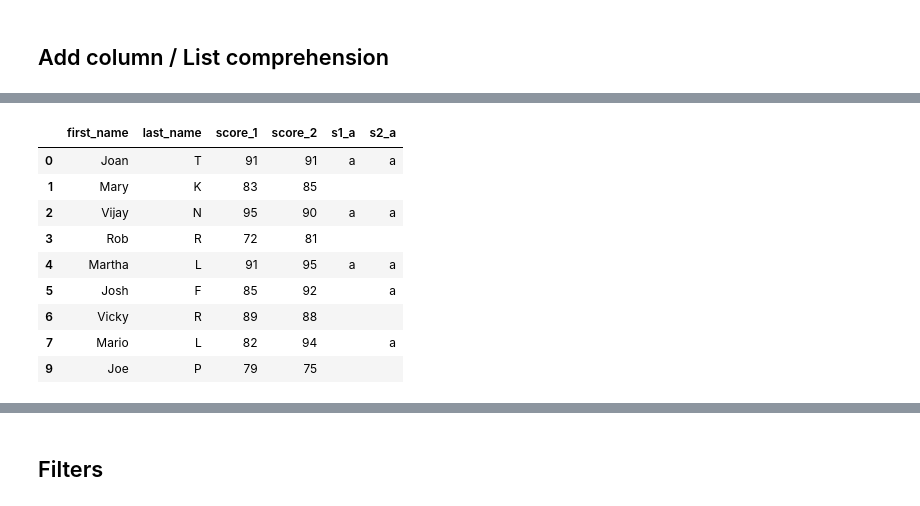
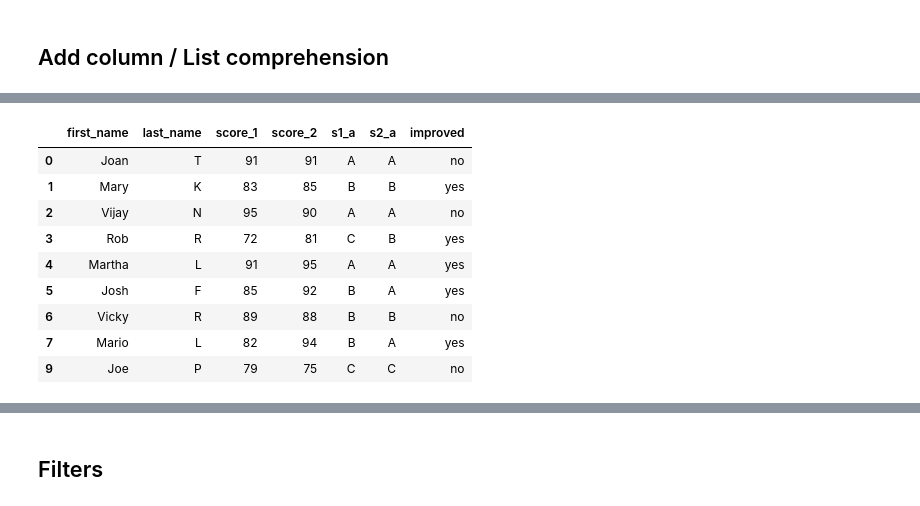
Before and after one commit to otrevizo/Python, a Jupyter notebook: vignettes/pandas_vignette.ipynb, the cells around one changed output, grey strips where cells are left out. Cells and saved outputs as stored; diff of their text form; code cells hidden in the pictures.

```diff
--- a/vignettes/pandas_vignette.ipynb
+++ b/vignettes/pandas_vignette.ipynb
@@ -192,5 +192,3 @@ df.score_1.mean()
 85.22222222222223
 # %% [markdown]
 ## Add column / List comprehension
-# %%
-df['s1_a'] = ['a' if col >= 90 else ' ' for col in df['score_1']]
@@ -209,0 +195,3 @@ df.head(10)
+# %%
+df['s1_a'] = ['A' if col >= 90 else 'B' if col >= 80 else 'C' if col >= 70 else 'D' if col >= 60 else 'F' for col in df['score_1']]
+df
@@ -210,2 +209,3 @@ df.head(10)
 # %%
-df['s2_a'] = ['a' if col >= 90 else ' ' for col in df['score_2']]
+df['s2_a'] = ['A' if col >= 90 else 'B' if col >= 80 else 'C' if col >= 70 else 'D' if col >= 60 else 'F' for col in df['score_2']]
+df
@@ -212,15 +223,14 @@ df['s2_a'] = ['a' if col >= 90 else ' ' for col in df['score_2']]
-# %%
-df.head(10)
-# %% [output]
-|  | first_name | last_name | score_1 | score_2 | s1_a | s2_a |
-| 0 | Joan | T | 91 | 91 | a | a |
-| 1 | Mary | K | 83 | 85 |  |  |
-| 2 | Vijay | N | 95 | 90 | a | a |
-| 3 | Rob | R | 72 | 81 |  |  |
-| 4 | Martha | L | 91 | 95 | a | a |
-| 5 | Josh | F | 85 | 92 |  | a |
-| 6 | Vicky | R | 89 | 88 |  |  |
-| 7 | Mario | L | 82 | 94 |  | a |
-| 9 | Joe | P | 79 | 75 |  |  |
 # %%
 df['improved'] = ['yes' if col2 > col1 else 'no' for col1, col2 in zip(df['score_1'], df['score_2'])]
+df
+# %% [output]
+|  | first_name | last_name | score_1 | score_2 | s1_a | s2_a | improved |
+| 0 | Joan | T | 91 | 91 | A | A | no |
+| 1 | Mary | K | 83 | 85 | B | B | yes |
+| 2 | Vijay | N | 95 | 90 | A | A | no |
+| 3 | Rob | R | 72 | 81 | C | B | yes |
+| 4 | Martha | L | 91 | 95 | A | A | yes |
+| 5 | Josh | F | 85 | 92 | B | A | yes |
+| 6 | Vicky | R | 89 | 88 | B | B | no |
+| 7 | Mario | L | 82 | 94 | B | A | yes |
+| 9 | Joe | P | 79 | 75 | C | C | no |
```
Also changed, not shown: parts of 4 cells of this notebook.
